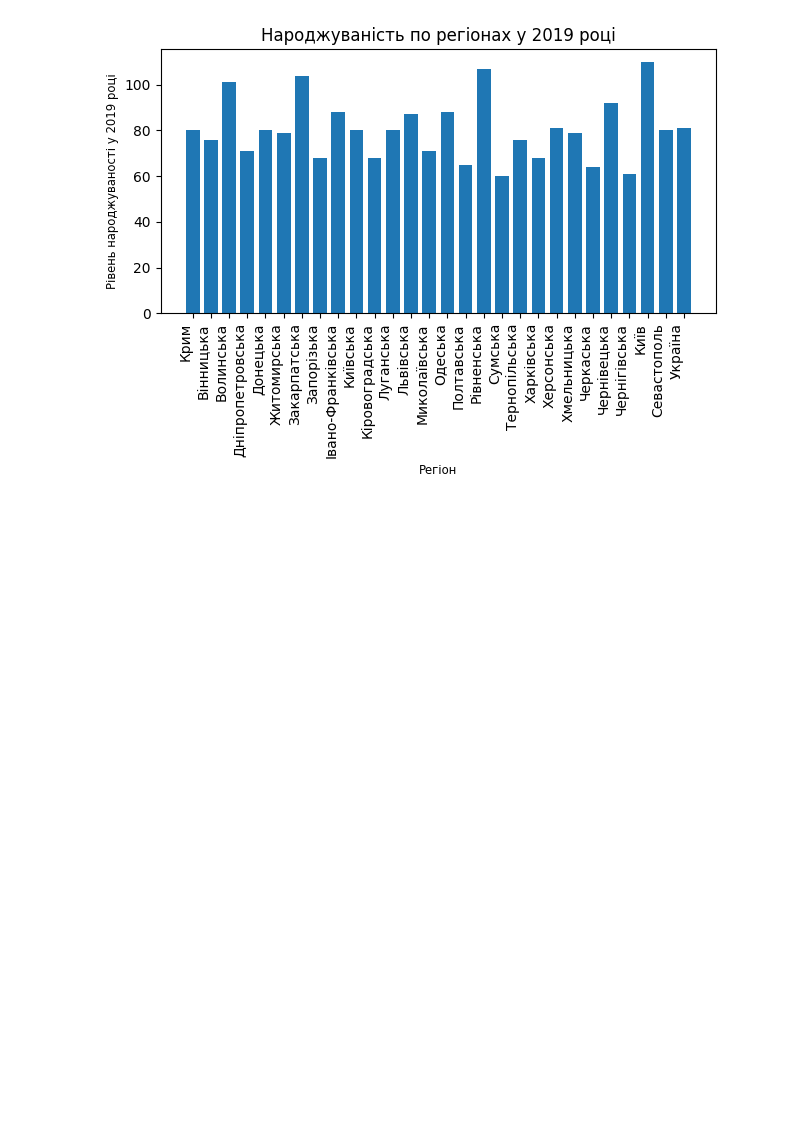
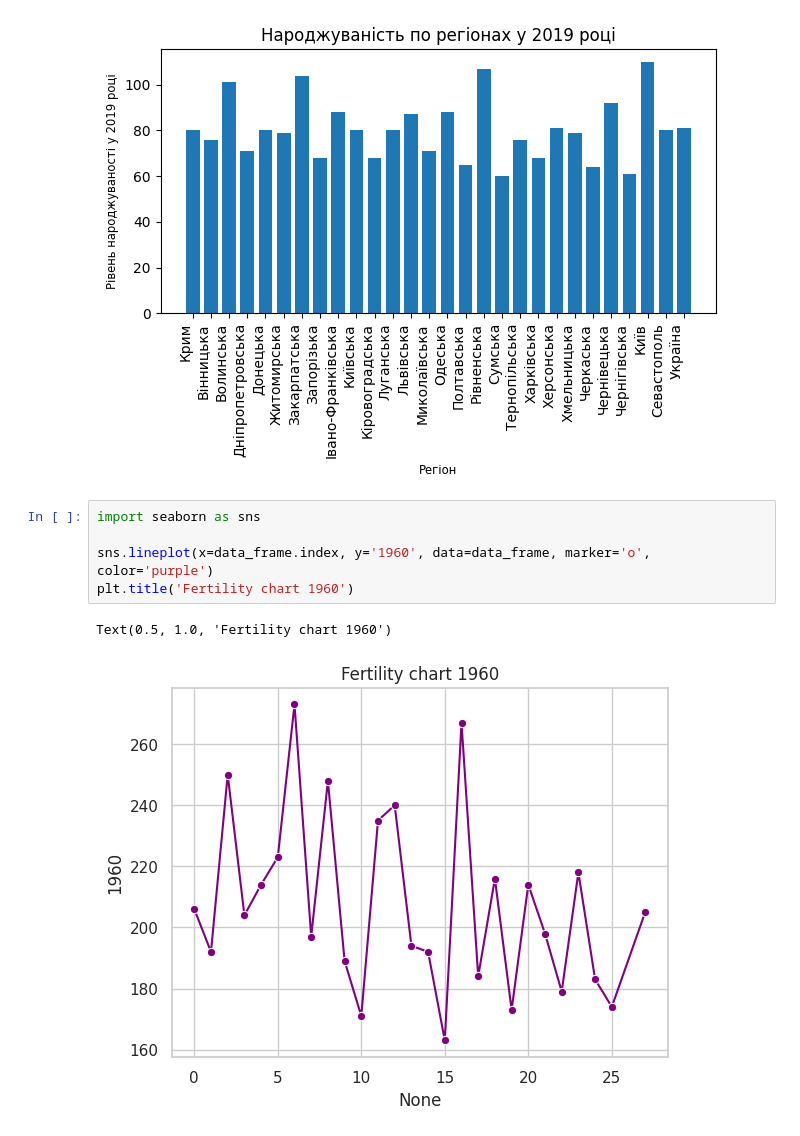
Before and after one commit to Noma9d/Python_Data_Science, a Jupyter notebook: HW2/HW2_1.ipynb, the cells around one changed output. Cells and saved outputs as stored; diff of their text form; blank space fills up the shorter version.

```diff
--- a/HW2/HW2_1.ipynb
+++ b/HW2/HW2_1.ipynb
@@ -178,3 +178,11 @@ plt.tight_layout()
 plt.show()
 # %% [output]
 [figure]
+# %%
+import seaborn as sns
+
+sns.lineplot(x=data_frame.index, y='1960', data=data_frame, marker='o', color='purple')
+plt.title('Fertility chart 1960')
+# %% [output]
+Text(0.5, 1.0, 'Fertility chart 1960')
+[figure, added]
```
Also changed, not shown: parts of 2 cells of this notebook, 7 other files.
